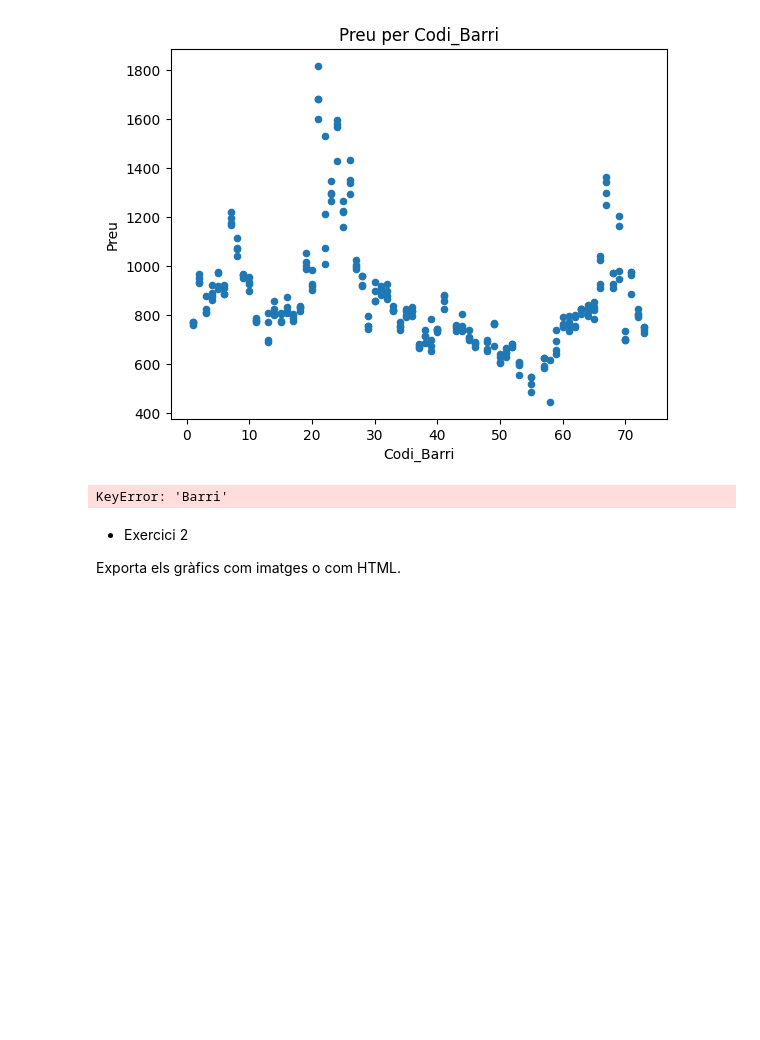
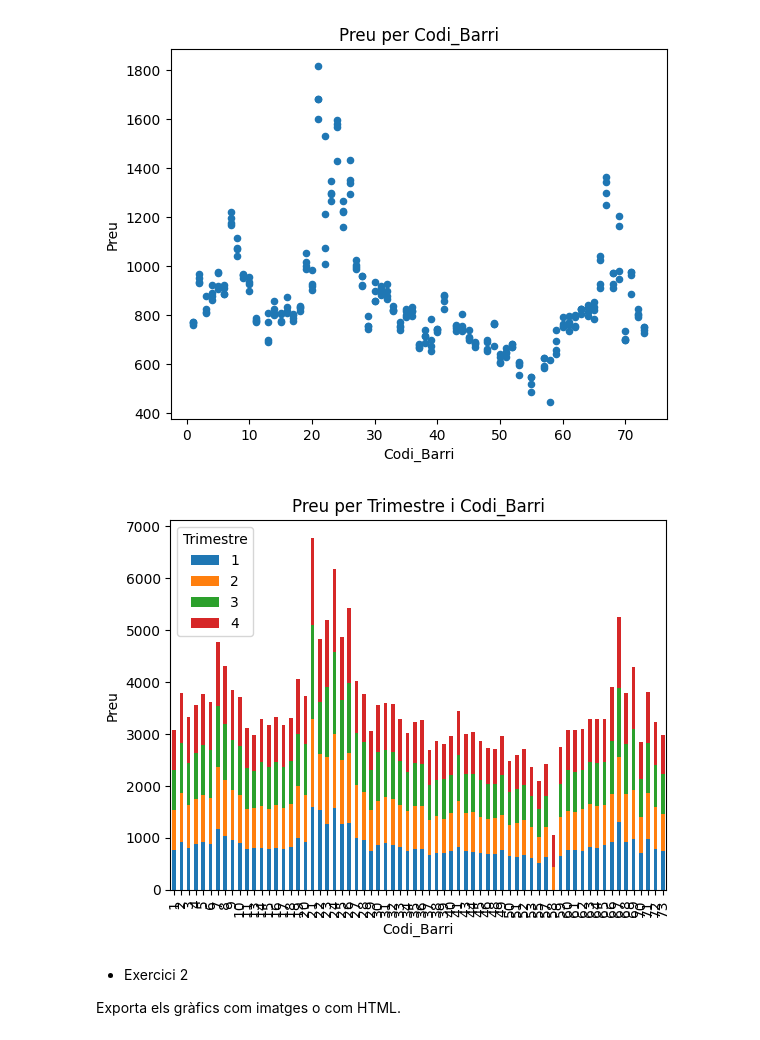
Before and after one commit to sergigrau/ciencia_dades_python, a Jupyter notebook: M04_Ex4.ipynb, the cells around one changed output. Saved outputs shown, nothing was run; the diff lists cells and outputs as text; code cells hidden in the pictures; blank space fills up the shorter version.

```diff
--- a/M04_Ex4.ipynb
+++ b/M04_Ex4.ipynb
@@ -129,13 +129,13 @@ plt.show()
 [figure]
 # %%
 # 3 variables (Barri o Districte, Trimestre, i Preu)
-df.pivot_table(index='Barri', columns='Trimestre', values='Preu').plot(kind='bar', stacked=True)
-plt.title('Preu by Quarter and Neighborhood')
-plt.xlabel('Vecindari')
+df.pivot_table(index='Codi_Barri', columns='Trimestre', values='Preu').plot(kind='bar', stacked=True)
+plt.title('Preu per Trimestre i Codi_Barri')
+plt.xlabel('Codi_Barri')
 plt.ylabel('Preu')
 plt.show()
 # %% [output]
-KeyError: 'Barri'
+[figure, added]
 # %% [markdown]
 - Exercici 2
 
```
Also changed, not shown: parts of 2 cells of this notebook.
